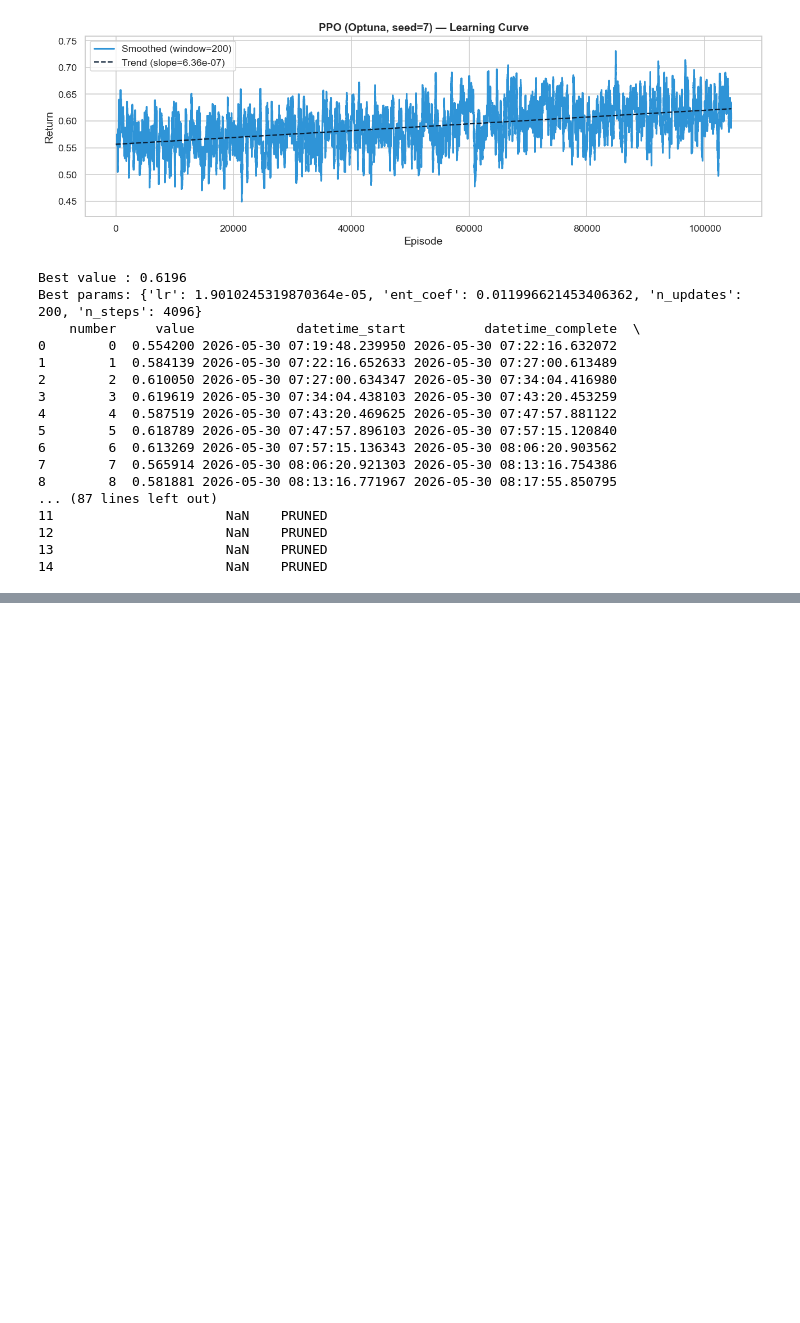
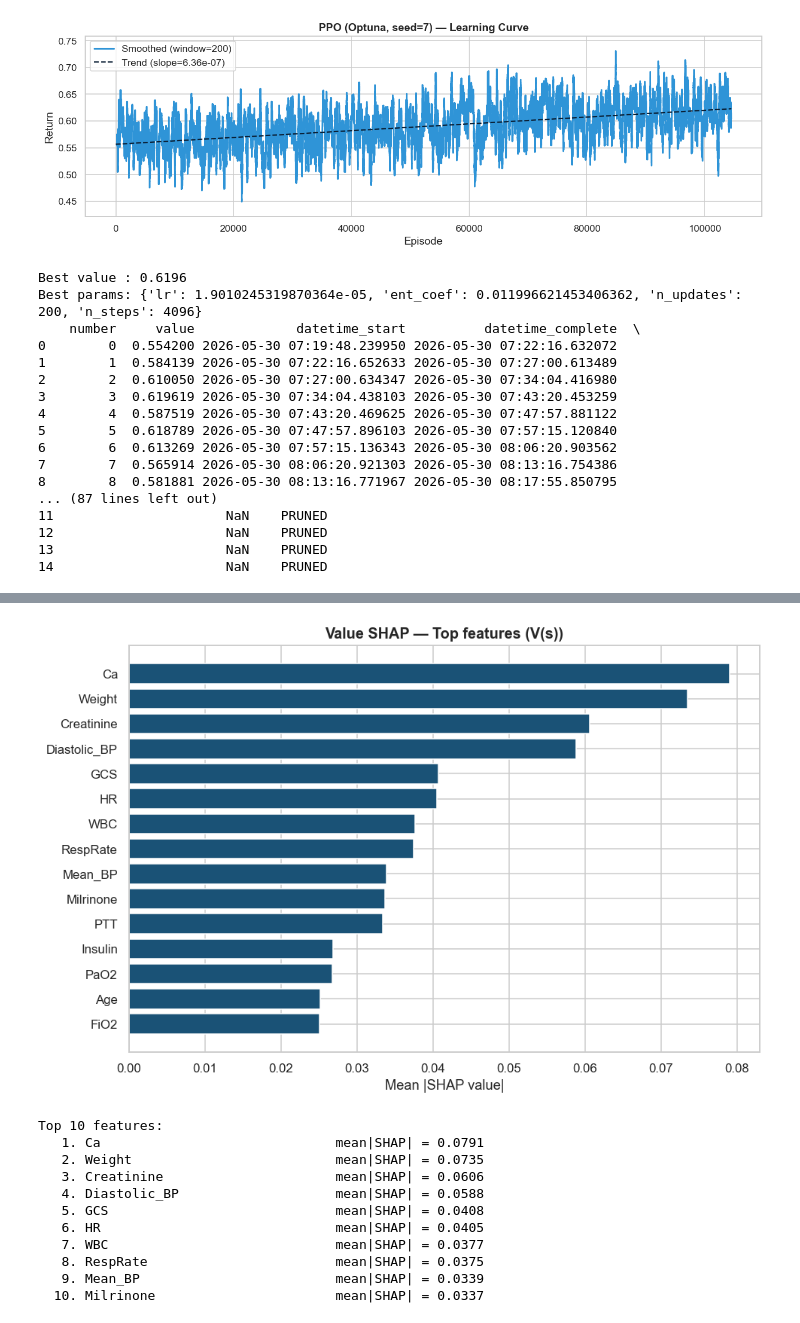
Before and after one commit to mariamiguel720/Reinforcement-Learning-Project-25-26, a Jupyter notebook: RL_Config_B - cópia.ipynb, the cells around one changed output, grey strips where cells are left out. Cells and saved outputs as stored; diff of their text form; code cells hidden in the pictures; blank space fills up the shorter version.

```diff
--- a/RL_Config_B - cópia.ipynb
+++ b/RL_Config_B - cópia.ipynb
@@ -2193,0 +2450,16 @@ Best params: {'lr': 1.9010245319870364e-05, 'ent_coef': 0.011996621453406362, 'n
+# %%
+# Célula 6 — Bar chart: quais features mais influenciam V(s)
+plot_shap_bar(sv_value, value_order, title='Value SHAP — Top features (V(s))', color='#1a5276')
+# %% [output]
+[figure, added]
+Top 10 features:
+   1. Ca                              mean|SHAP| = 0.0791
+   2. Weight                          mean|SHAP| = 0.0735
+   3. Creatinine                      mean|SHAP| = 0.0606
+   4. Diastolic_BP                    mean|SHAP| = 0.0588
+   5. GCS                             mean|SHAP| = 0.0408
+   6. HR                              mean|SHAP| = 0.0405
+   7. WBC                             mean|SHAP| = 0.0377
+   8. RespRate                        mean|SHAP| = 0.0375
+   9. Mean_BP                         mean|SHAP| = 0.0339
+  10. Milrinone                       mean|SHAP| = 0.0337
```
Also changed, not shown: parts of 28 cells of this notebook, 6 other files.
